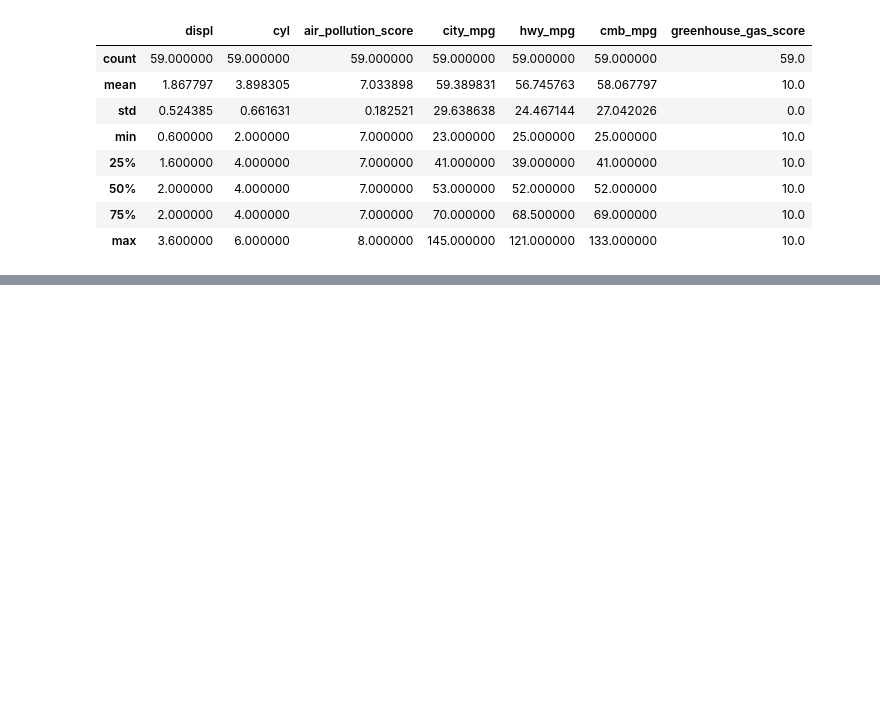
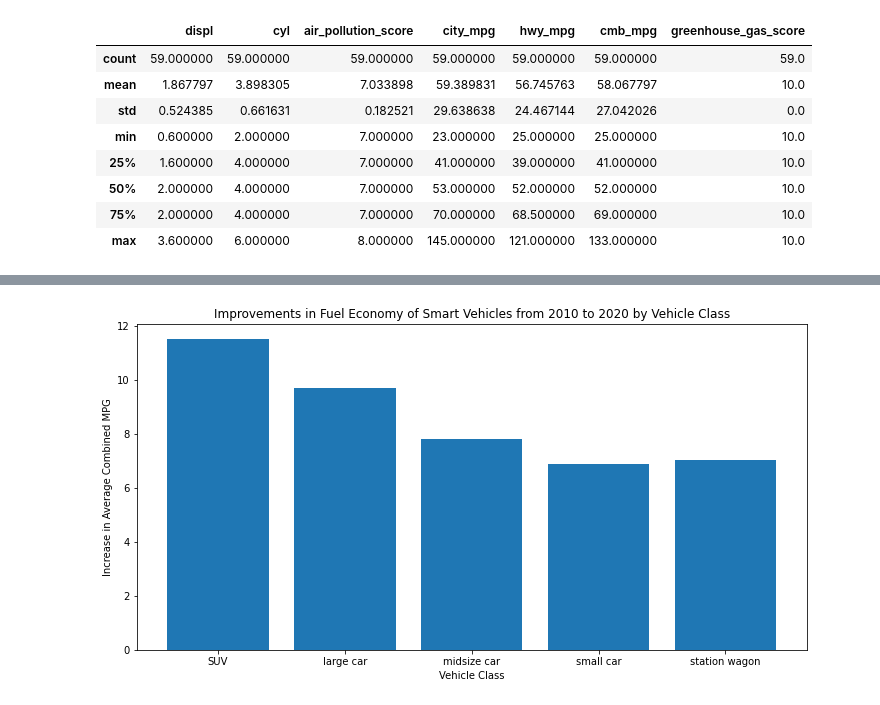
Before and after one commit to 0xNILADRI/fuel-economy-vehicle, a Jupyter notebook: 3.Drawing_Conclusions.ipynb, the cells around one changed output, grey strips where cells are left out. Cells and saved outputs as stored; diff of their text form; code cells hidden in the pictures; blank space fills up the shorter version.

```diff
--- a/3.Drawing_Conclusions.ipynb
+++ b/3.Drawing_Conclusions.ipynb
@@ -221,0 +323,4 @@ smart_elite_2020.describe()
+# %%
+# average mileage - miles per gallon of different segment vehicles in 2010 - smart vehicles
+smart_veh_2020 = smart_yes_2020.groupby('veh_class').cmb_mpg.mean()
+smart_veh_2020
@@ -221,0 +352,12 @@ smart_elite_2020.describe()
+# %%
+# combine and create new column
+smart_veh_2020["SUV"] = (smart_veh_2020["small SUV"] + smart_veh_2020["standard SUV"])/2
+elite_veh_2020["SUV"] = (elite_veh_2020["small SUV"] + elite_veh_2020["standard SUV"])/2
+# %%
+# remove the sub division columns for SUV
+smart_veh_2020.drop(["small SUV","standard SUV"], axis = 0, inplace=True)
+elite_veh_2020.drop(["small SUV","standard SUV"], axis = 0, inplace=True)
+# %%
+# mileage increased for each vehicle class - smart -yes
+increased_smart = smart_veh_2020 - smart_veh_2010
+increased_smart
@@ -221,0 +390,10 @@ smart_elite_2020.describe()
+# %%
+# plot the classes that exist in both years
+increased_smart.dropna(inplace=True)
+plt.subplots(figsize=(12, 6))
+plt.bar(increased_smart.index, increased_smart)
+plt.title('Improvements in Fuel Economy of Smart Vehicles from 2010 to 2020 by Vehicle Class')
+plt.xlabel('Vehicle Class')
+plt.ylabel('Increase in Average Combined MPG');
+# %% [output]
+[figure, added]
```
Also changed, not shown: parts of 28 cells of this notebook.
